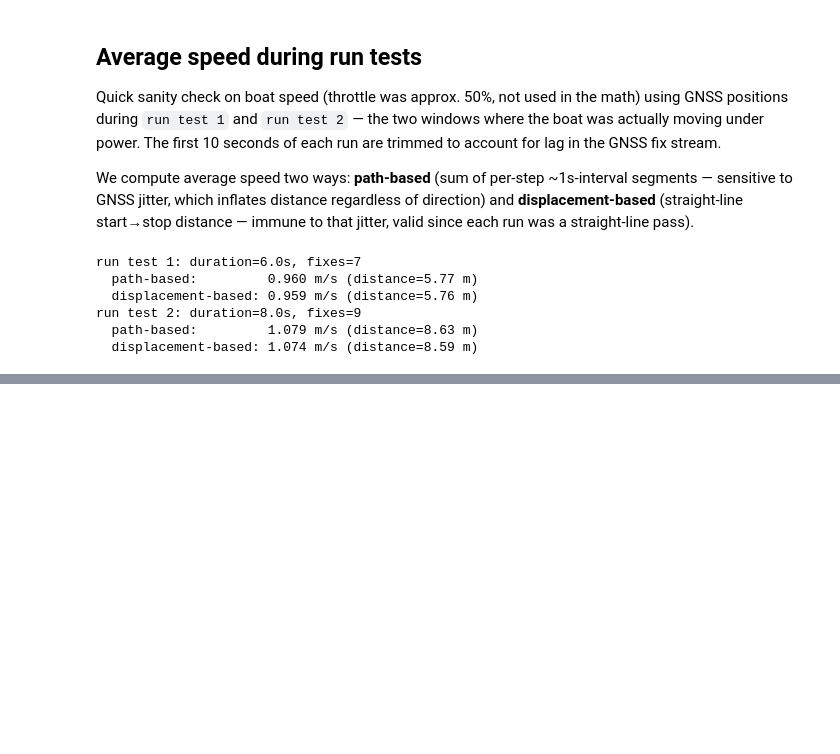
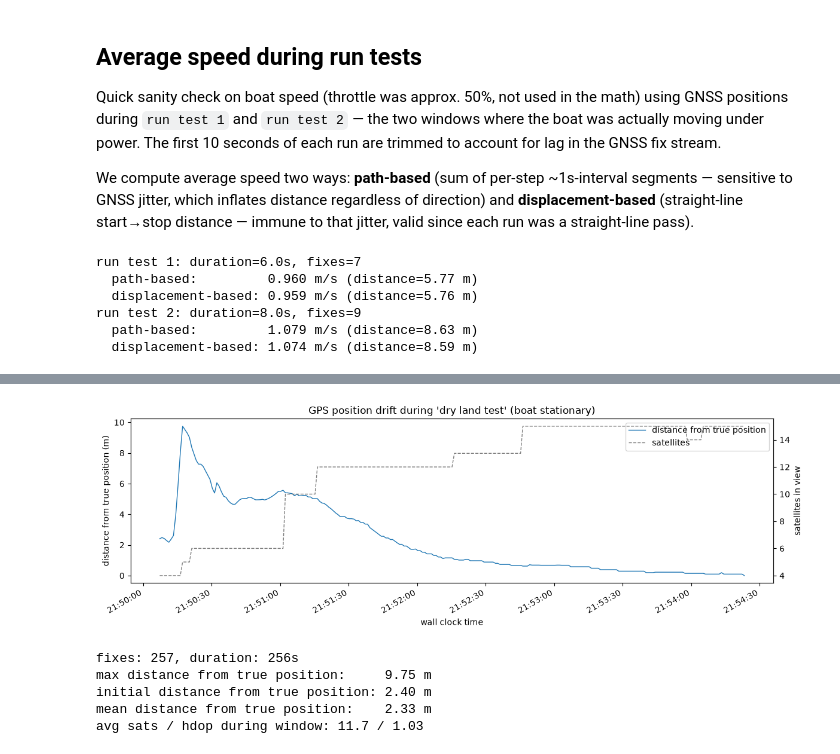
Before and after one commit to denispoperechny/audrey, a Jupyter notebook: missions/2_gps_precision_testing/data_analytics/analytics.ipynb, the cells around one changed output, grey strips where cells are left out. Cells and saved outputs as stored; diff of their text form; code cells hidden in the pictures; blank space fills up the shorter version.

```diff
--- a/missions/2_gps_precision_testing/data_analytics/analytics.ipynb
+++ b/missions/2_gps_precision_testing/data_analytics/analytics.ipynb
@@ -167,0 +177,44 @@ run test 2: duration=8.0s, fixes=9
+# %%
+dry_land = exercises_by_name["dry land test"]
+stop = datetime.fromisoformat(dry_land["stop"]["wall_clock_time"])
+
+# No start cutoff — use every fix from the very beginning of the log up
+# through the end of the stationary 'dry land test' window.
+still = df[df["datetime"] <= stop]
+
+# The true position is taken as the *last* fix in the window: by then
+# the fix has had the most time to settle (most satellites, best
+# HDOP), so every earlier fix is measured as distance from it.
+true_x, true_y = still["x_m"].iloc[-1], still["y_m"].iloc[-1]
+drift_x_m = still["x_m"] - true_x
+drift_y_m = still["y_m"] - true_y
+drift_dist_m = np.hypot(drift_x_m, drift_y_m)
+
+fig, ax = plt.subplots(figsize=(12, 4))
+line_drift, = ax.plot(still["datetime"], drift_dist_m, linewidth=1, label="distance from true position")
+ax.set_xlabel("wall clock time")
+ax.set_ylabel("distance from true position (m)")
+ax.set_title("GPS position drift during 'dry land test' (boat stationary)")
+
+# Satellite count on its own axis — very different scale/units from drift.
+ax2 = ax.twinx()
+line_sats, = ax2.plot(still["datetime"], still["sats"], color="gray", linestyle="--", linewidth=1, label="satellites")
+ax2.set_ylabel("satellites in view")
+
+ax.legend(handles=[line_drift, line_sats], loc="upper right")
+fig.autofmt_xdate()
+fig.tight_layout()
+plt.show()
+
+print(f"fixes: {len(still)}, duration: {(still['datetime'].iloc[-1] - still['datetime'].iloc[0]).total_seconds():.0f}s")
+print(f"max distance from true position:     {drift_dist_m.max():.2f} m")
+print(f"initial distance from true position: {drift_dist_m.iloc[0]:.2f} m")
+print(f"mean distance from true position:    {drift_dist_m.mean():.2f} m")
+print(f"avg sats / hdop during window: {still['sats'].mean():.1f} / {still['hdop'].mean():.2f}")
+# %% [output]
+[figure, added]
+fixes: 257, duration: 256s
+max distance from true position:     9.75 m
+initial distance from true position: 2.40 m
+mean distance from true position:    2.33 m
+avg sats / hdop during window: 11.7 / 1.03
```
Also changed, not shown: parts of 2 cells of this notebook, 2 other files.
